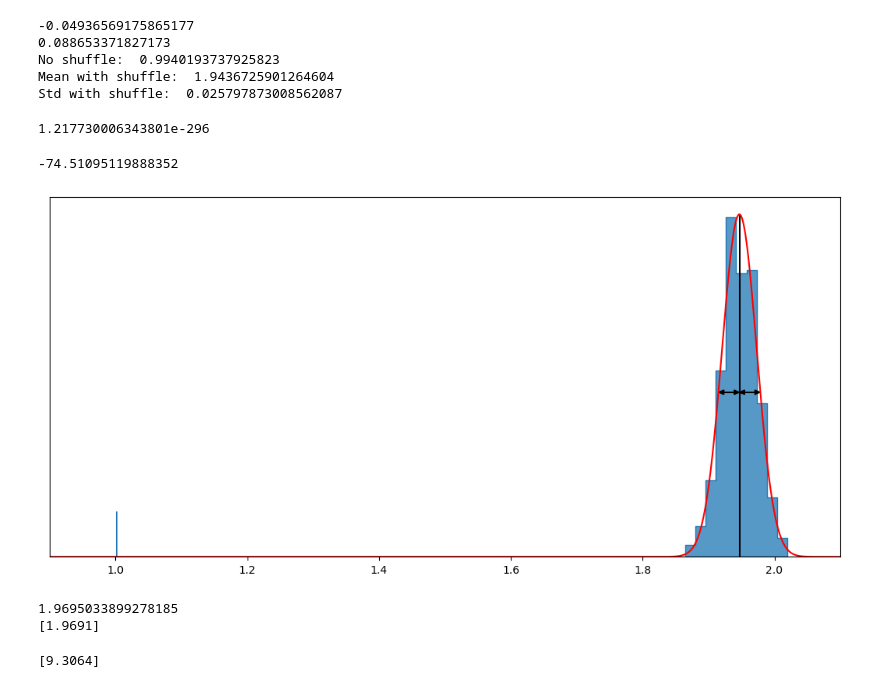
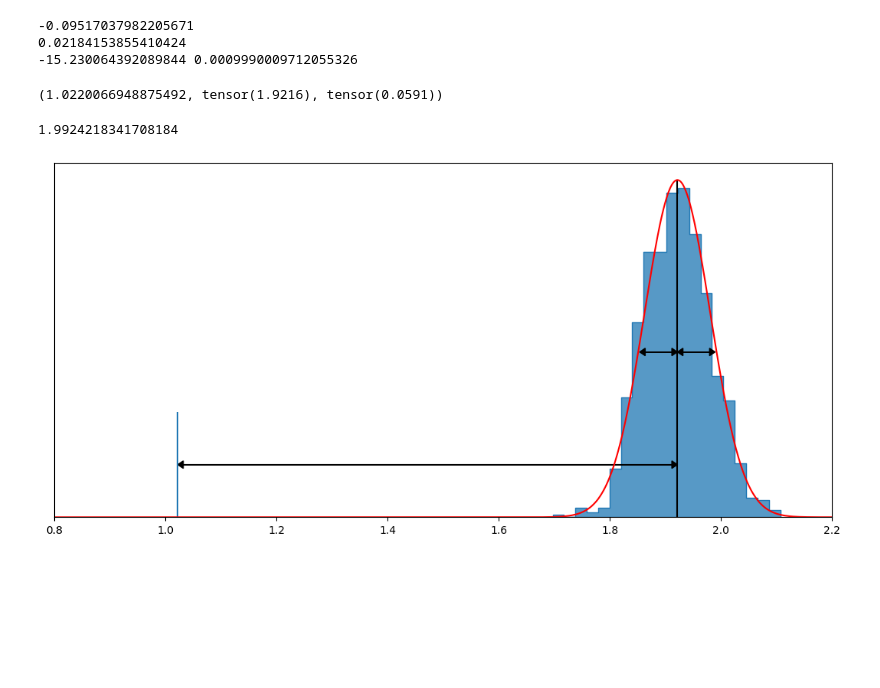
Before and after one commit to lorenzobasile/IDCorrelation, a Jupyter notebook: spiral.ipynb, the cells around one changed output. Saved outputs shown, nothing was run; the diff lists cells and outputs as text; code cells hidden in the pictures; blank space fills up the shorter version.

Commit message:
fix items and made spiral

```diff
--- a/spiral.ipynb
+++ b/spiral.ipynb
@@ -35 +10,17 @@ def id_correlation(X,Y):
+# %%
+def linear_correlation(X, Y):
+    return np.corrcoef(X, Y, rowvar=False)[0,1]
+def id_correlation(dataset1, dataset2, N=100, algorithm='twoNN'):
+    dataset1=normalize(dataset1)
+    dataset2=normalize(dataset2)
+    device='cuda' if torch.cuda.is_available() else 'cpu'
+    id0=estimate_id(cat([dataset1, dataset2]).to(device), algorithm).item()
+    shuffled_id=torch.zeros(N, dtype=torch.float)
+    for i in range(N):
+        shuffled_id[i]=estimate_id(cat([dataset1, shuffle(dataset2)]).to(device), algorithm).item()
+    id_shuffled=shuffled_id.mean()
+    std_shuffled=shuffled_id.std()
+    Z=(id0-id_shuffled)/std_shuffled
+    p=((shuffled_id<id0).sum()+1)/(N+1) #according to permutation test, not Z-test
+    return {'Z': Z.item(), 'p':p.item(),  'original Id': id0, 'Mean shuffled Id': id_shuffled, 'Std shuffled Id': std_shuffled, 'All shuffles': shuffled_id}
 # %%
@@ -67,50 +59,44 @@ Std with shuffle:  0.02661341153656737
 # %%
 print(linear_correlation(spiral_X, spiral_Y))
 print(distance_correlation(spiral_X, spiral_Y))
-p,no,shu=id_correlation(spiral_X, spiral_Y)
+idcor=id_correlation(spiral_X, spiral_Y, N=1000)
+print(idcor['Z'], idcor['p'])
 # %% [output]
--0.04936569175865177
-0.088653371827173
-No shuffle:  0.9940193737925823
-Mean with shuffle:  1.9436725901264604
-Std with shuffle:  0.025797873008562087
+-0.09517037982205671
+0.02184153855410424
+-15.230064392089844 0.0009990009712055326
-# %%
-print(p)
-# %% [output]
-1.217730006343801e-296
-# %%
-print(no-np.mean(shu))/np.std(shu)
-# %% [output]
--74.51095119888352
+# %%
+idcor['original Id'], idcor['Mean shuffled Id'], idcor['Std shuffled Id']
+# %% [output]
+(1.0220066948875492, tensor(1.9216), tensor(0.0591))
 # %%
+shu=idcor['All shuffles'].numpy()
+no=idcor['original Id']
 plt.figure(figsize=(13.1, 6))
 #plt.xlabel('$I_d$', fontsize=24)
 plt.yticks([])
-sns.histplot(shu, bins=10, stat='density', element="step")
-x = np.linspace(0.9, 2.1, 1000)
+sns.histplot(shu, bins=20, stat='density', element="step")
+x = np.linspace(0.8, 2.3, 1000)
 gaussian=scipy.stats.norm.pdf(x, np.mean(shu), np.std(shu))
-plt.arrow(np.mean(shu), 7.30, 1.2*np.std(shu), 0, fc="k", ec="k", length_includes_head=True, head_width=0.2, head_length=0.008)
-plt.arrow(np.mean(shu)+np.std(shu), 7.30, -np.std(shu), 0, fc="k", ec="k", length_includes_head=True, head_width=0.2, head_length=0.008)
-plt.arrow(np.mean(shu), 7.30, -1.2*np.std(shu), 0, fc="k", ec="k", length_includes_head=True, head_width=0.2, head_length=0.008)
-plt.arrow(np.mean(shu)-np.std(shu), 7.30, np.std(shu), 0, fc="k", ec="k", length_includes_head=True, head_width=0.2, head_length=0.008)
+print(np.mean(shu)+1.2*np.std(shu))
+height=gaussian[(np.abs(x - np.mean(shu)+1.2*np.std(shu))).argmin()]
+plt.plot(x, gaussian, c='r')
+plt.arrow(np.mean(shu), height, 1.15*np.std(shu), 0, fc="k", ec="k", length_includes_head=True, head_width=0.15, head_length=0.010)
+plt.arrow(np.mean(shu)+np.std(shu), height, -np.std(shu), 0, fc="k", ec="k", length_includes_head=True, head_width=0.15, head_length=0.010)
+
+plt.arrow(np.mean(shu), height, -1.15*np.std(shu), 0, fc="k", ec="k", length_includes_head=True, head_width=0.15, head_length=0.010)
+plt.arrow(np.mean(shu)-np.std(shu), height, np.std(shu), 0, fc="k", ec="k", length_includes_head=True, head_width=0.15, head_length=0.010)
+
+plt.arrow(np.mean(shu), np.max(shu)/2, idcor['Z']*np.std(shu), 0, fc="k", ec="k", length_includes_head=True, head_width=0.15, head_length=0.010)
+plt.arrow(np.mean(shu)+idcor['Z']*np.std(shu), np.max(shu)/2, -idcor['Z']*np.std(shu), 0, fc="k", ec="k", length_includes_head=True, head_width=0.15, head_length=0.010)
+
 plt.vlines(no, ymin=0, ymax=np.max(shu))
 plt.vlines(np.mean(shu), ymin=0, ymax=np.max(gaussian), color='k')
-plt.plot(x, gaussian, c='r')
-plt.xlim(0.9, 2.1)
-plt.savefig('id.png')
+plt.xlim(0.8, 2.2)
+plt.savefig('results/id_low.svg', dpi=200, bbox_inches='tight', format='svg')
 # %% [output]
+1.9924218341708184
-[figure, old version]
+[figure, new version]
-# %%
-print(np.mean(shu)+np.std(shu))
-np.set_printoptions(precision=4)
-print(x[np.where(np.logical_and((x>1.969), (x<1.97)))[0]])
-# %% [output]
-1.9695033899278185
-[1.9691]
-# %%
-print(gaussian[np.where(np.logical_and((x>1.969), (x<1.97)))[0]])
-# %% [output]
-[9.3064]
 # %%
 print(linear_correlation(random_X, random_Y))
 print(distance_correlation(random_X, random_Y))
```
Also changed, not shown: parts of 19 cells of this notebook, 6 other files.
